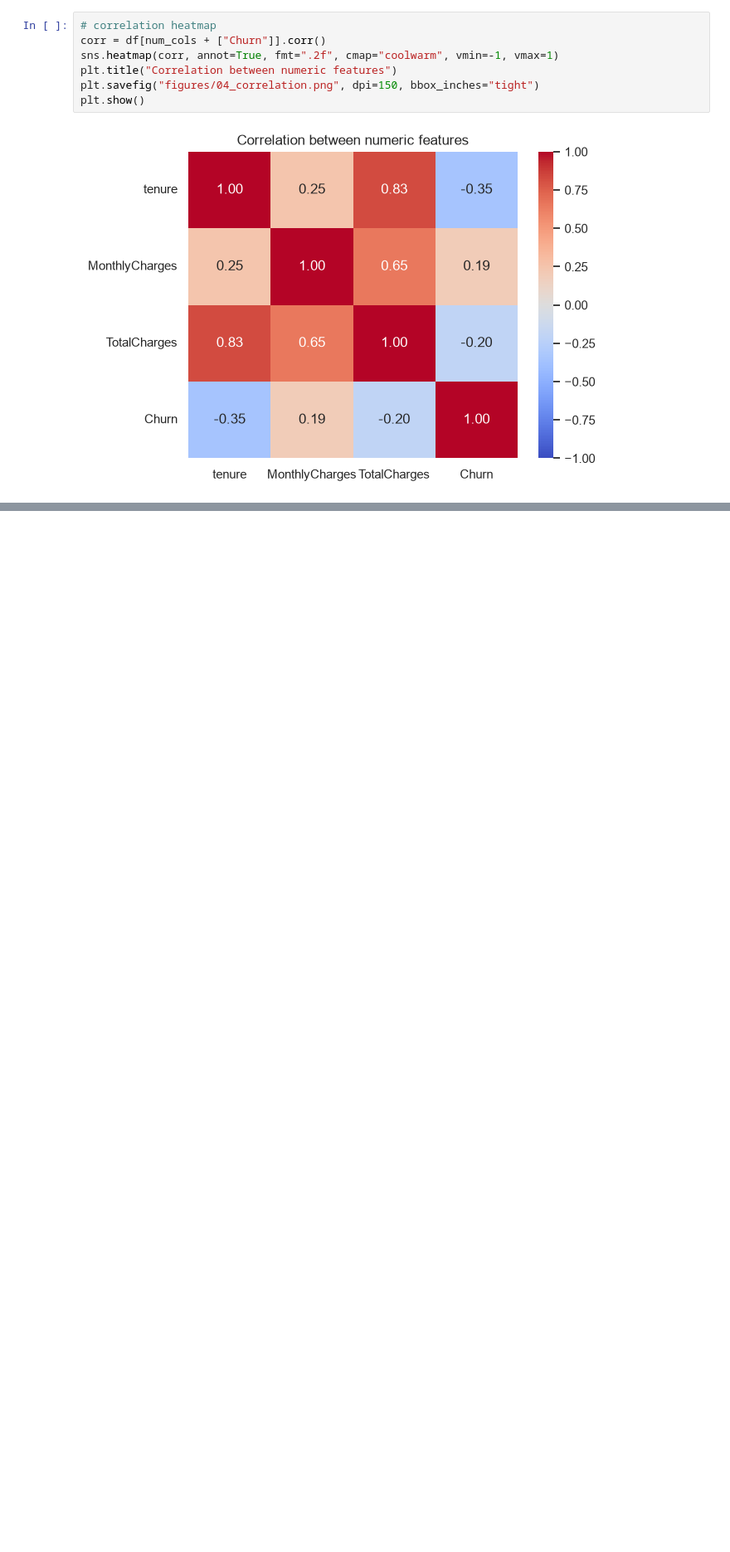
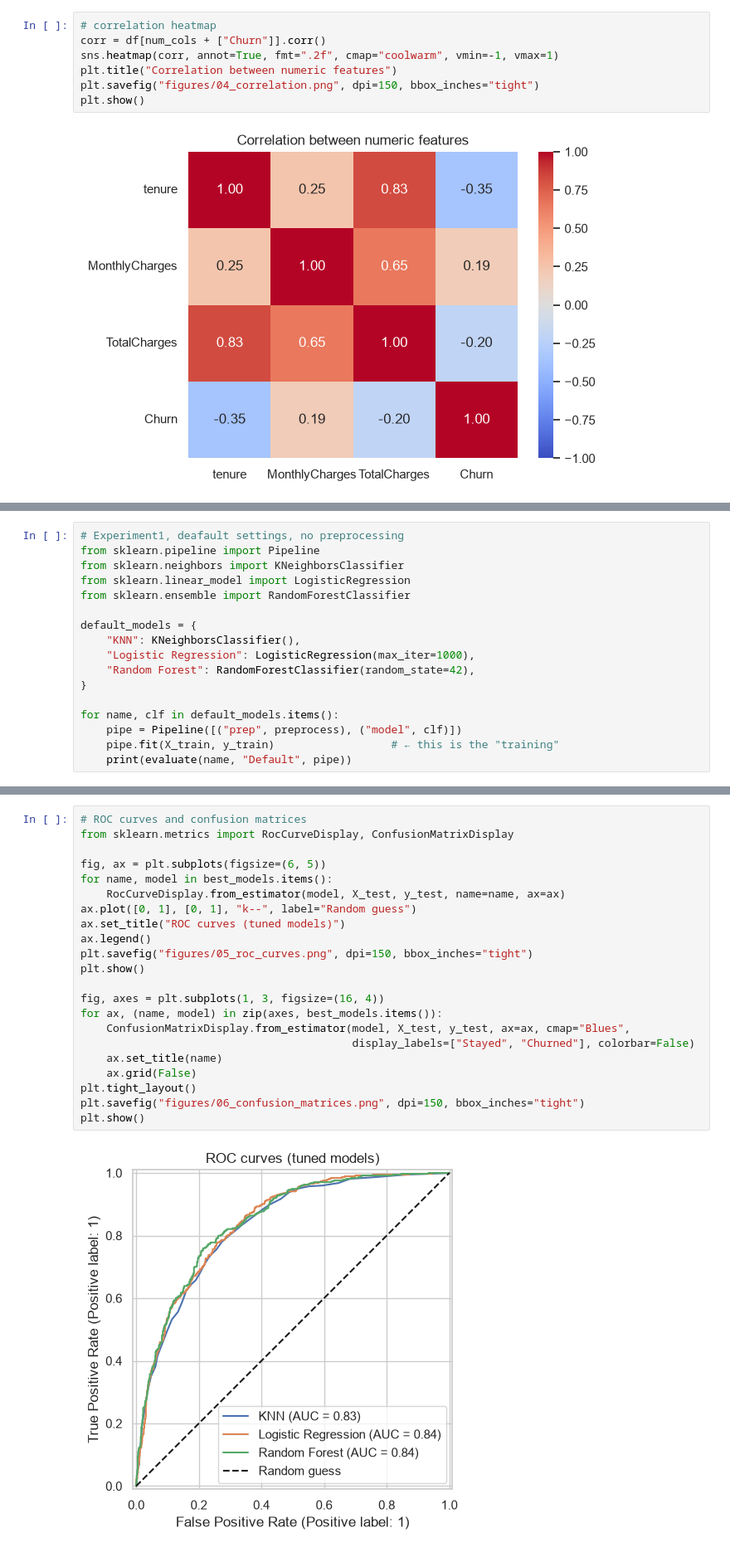
Before and after one commit to YJaruban/CW, a Jupyter notebook: churn.ipynb, the cells around one changed output, grey strips where cells are left out. Shown at 83% size. Drawn from its saved outputs; the diff is of its cells as text; blank space fills up the shorter version.

Commit message:
Model training and tuning

```diff
--- a/churn.ipynb
+++ b/churn.ipynb
@@ -165,0 +209,17 @@ plt.show()
+# %%
+# Experiment1, deafault settings, no preprocessing
+from sklearn.pipeline import Pipeline
+from sklearn.neighbors import KNeighborsClassifier
+from sklearn.linear_model import LogisticRegression
+from sklearn.ensemble import RandomForestClassifier
+
+default_models = {
+    "KNN": KNeighborsClassifier(),
+    "Logistic Regression": LogisticRegression(max_iter=1000),
+    "Random Forest": RandomForestClassifier(random_state=42),
+}
+
+for name, clf in default_models.items():
+    pipe = Pipeline([("prep", preprocess), ("model", clf)])
+    pipe.fit(X_train, y_train)                  # ← this is the "training"
+    print(evaluate(name, "Default", pipe))
@@ -165,0 +289,24 @@ plt.show()
+# %%
+# ROC curves and confusion matrices
+from sklearn.metrics import RocCurveDisplay, ConfusionMatrixDisplay
+
+fig, ax = plt.subplots(figsize=(6, 5))
+for name, model in best_models.items():
+    RocCurveDisplay.from_estimator(model, X_test, y_test, name=name, ax=ax)
+ax.plot([0, 1], [0, 1], "k--", label="Random guess")
+ax.set_title("ROC curves (tuned models)")
+ax.legend()
+plt.savefig("figures/05_roc_curves.png", dpi=150, bbox_inches="tight")
+plt.show()
+
+fig, axes = plt.subplots(1, 3, figsize=(16, 4))
+for ax, (name, model) in zip(axes, best_models.items()):
+    ConfusionMatrixDisplay.from_estimator(model, X_test, y_test, ax=ax, cmap="Blues",
+                                          display_labels=["Stayed", "Churned"], colorbar=False)
+    ax.set_title(name)
+    ax.grid(False)
+plt.tight_layout()
+plt.savefig("figures/06_confusion_matrices.png", dpi=150, bbox_inches="tight")
+plt.show()
+# %% [output]
+[figure, added]
```
Also changed, not shown: parts of 8 cells of this notebook, 4 other files.
